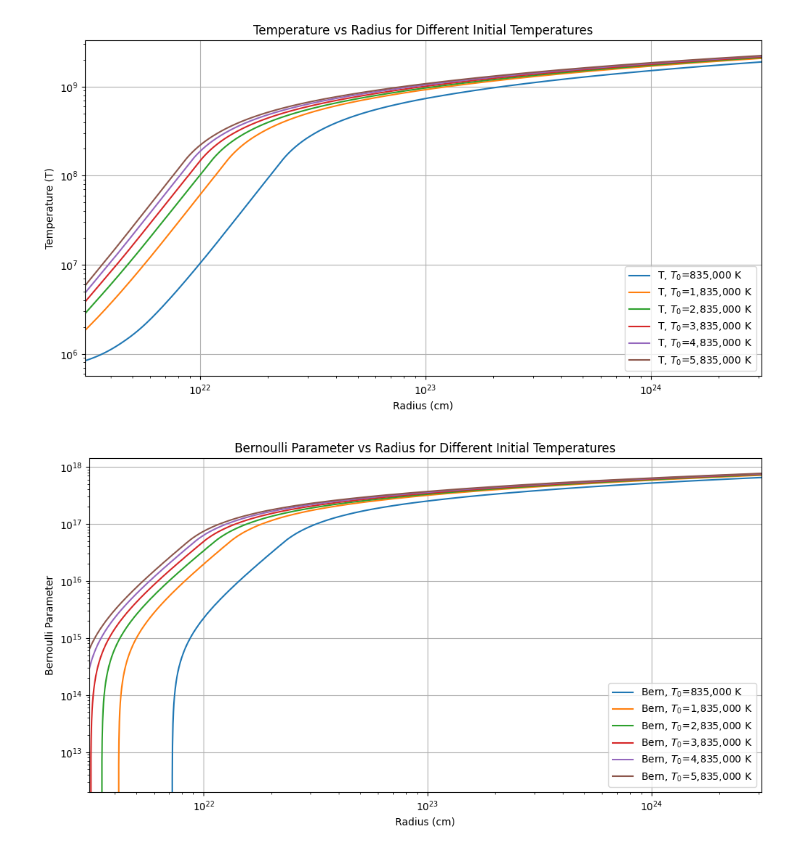
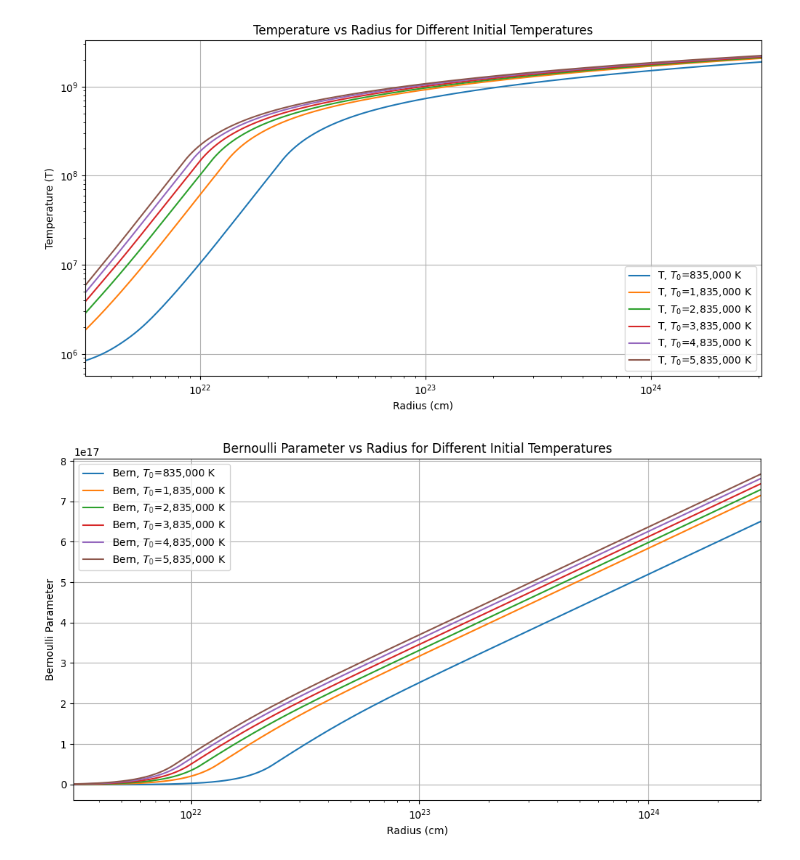
Before and after one commit to Jacob-Evans-007/Summer-2025-Hydrodynamics, a Jupyter notebook: Lab_notebook_1.ipynb, the cells around one changed output. Saved outputs shown, nothing was run; the diff lists cells and outputs as text; code cells hidden in the pictures.

```diff
--- a/Lab_notebook_1.ipynb
+++ b/Lab_notebook_1.ipynb
@@ -76,25 +76,26 @@ print(quadsolver(830000))
 # %% [output]
 (np.float64(830006.6588980436), np.float64(13821925.394483808), 3.085730857e+21, np.float64(1.9095865433244404e-26), np.float64(13795336.122149684), np.float64(1.001927410256531), np.float64(3.1581579 ...
 # %%
-def naughtcalcs(T):
-    V1 = lf.vcgrab(1*ktc,27.1*ktc,210*ktc)
-    dLdT1 = lf.dLdTfunc(T)
-    dVcdr1 = lf.dVcdrfunc(1*ktc,27.1*ktc,210*ktc)
-    INITdlnT = quadsolve(1, ((-5/12) + (1/6)*(dLdT1)), ((1/3)*(dVcdr1) - 0.25))
-    INITdlnv = (-3/2)*(INITdlnT) + 0.5
-    rho1 = (3*(mu**2)*(mp_g**2)*(lf.vcgrab(1*ktc,27.1*ktc,210*ktc)**3))/(2*lf.Lambdacalc(T)*ktc)
+# def naughtcalcs(T):
+#     V1 = lf.vcgrab(1*ktc,27.1*ktc,210*ktc)
+#     dLdT1 = lf.dLdTfunc(T)
+#     dVcdr1 = lf.dVcdrfunc(1*ktc,27.1*ktc,210*ktc)
+#     INITdlnT = quadsolver(T)[0]
+#     print(quadsolver(T)[5])
+#     INITdlnv = (-3/2)*(INITdlnT) + 0.5
+#     rho1 = (3*(mu**2)*(mp_g**2)*(lf.vcgrab(1*ktc,27.1*ktc,210*ktc)**3))/(2*lf.Lambdacalc(T)*ktc)
 
-    epsilon = 1e-5
+#     epsilon = 1e-5
 
-    Tnaught = T*(1 + epsilon*INITdlnT)
-    vnaught = V1*(1 + epsilon*INITdlnv)
-    Rnaught = kpc_to_cm*(1+epsilon)
-    rhonaught = rho1*((1 + epsilon*(-2-INITdlnv)))
+#     Tnaught = T*(1 + epsilon*INITdlnT)
+#     vnaught = V1*(1 + epsilon*INITdlnv)
+#     Rnaught = kpc_to_cm*(1+epsilon)
+#     rhonaught = rho1*((1 + epsilon*(-2-INITdlnv)))
 
-    cs_naught = np.sqrt(gamma * k_Bcgs * Tnaught / (mu * mp_g))
-    machnaught = vnaught / cs_naught
-    Mdot = 4*np.pi*(Rnaught**2)*rhonaught*vnaught
-    return Tnaught, vnaught, Rnaught, rhonaught, cs_naught, machnaught, Mdot
-Tnaught, vnaught, Rnaught, rhonaught, cs_naught, machnaught, Mdot = naughtcalcs(833300)
-print(machnaught)
+#     cs_naught = np.sqrt(gamma * k_Bcgs * Tnaught / (mu * mp_g))
+#     machnaught = vnaught / cs_naught
+#     Mdot = 4*np.pi*(Rnaught**2)*rhonaught*vnaught
+#     return Tnaught, vnaught, Rnaught, rhonaught, cs_naught, machnaught, Mdot
+# Tnaught, vnaught, Rnaught, rhonaught, cs_naught, machnaught, Mdot = naughtcalcs(835000)
+# print(machnaught)
 # %% [output]
@@ -153,7 +155,7 @@ def phi_of_r(r_values, rs, R, n):
     return np.array(phi)
 
 # Example usage:
-r_values = np.linspace(ktc, 2100*ktc, 175)
+r_values = np.linspace(ktc, 2100*ktc, 155)
 phi_values = phi_of_r(r_values, 27.1*ktc, 210*ktc, 2500*ktc)
 # %%
 phi_interp = interpolate.interp1d(r_values, phi_values, kind='cubic', fill_value="extrapolate")
@@ -239,7 +241,7 @@ def TtoSet(T):
     sol = solve_ivp(TheBigOne_with_Mdot, [r_start, r_end], C0, t_eval=r_eval,
                     method='DOP853', atol=1e-5, rtol=1e-5, dense_output=True)
     return sol.t, sol.y[0], sol.y[1]
-sol_t, v_sol, T_sol = TtoSet(835000)
+sol_t, v_sol, T_sol = TtoSet(827000)
 # Plotting the results
 plt.figure(figsize=(10, 6))
 plt.plot(sol_t, v_sol, label='Velocity (v)', color='blue')
@@ -323,32 +325,32 @@ def TtoSet_Bern(T):
     T_arr = sol.y[1]
     Bern_arr = []
     for r, v, T in zip(sol.t, v_arr, T_arr):
         cs2 = (gamma * k_Bcgs * T) / (mu * mp_g)
         Bern = (v**2 / 2) + (cs2 * 3 / 2) + phi(r)
         Bern_arr.append(Bern)
     return sol.t, v_arr, T_arr, np.array(Bern_arr)
 
 # Now use as before:
 T_set = [835000, 1835000, 2835000, 3835000, 4835000, 5835000]
 results = []
 
 for val in T_set:
     r, v_sol, T_sol, Bern_arr = TtoSet_Bern(val)
     results.append({'T_init': val, 'r': r, 'Bern': Bern_arr})
 
 plt.figure(figsize=(12, 6))
 for res in results:
     plt.plot(res['r'], res['Bern'], label=f'Bern, $T_0$={res["T_init"]:,} K')
 
 plt.xlabel('Radius (cm)')
 plt.ylabel('Bernoulli Parameter')
 plt.xscale('log')
-plt.yscale('log')
+#plt.yscale('log')
 plt.title('Bernoulli Parameter vs Radius for Different Initial Temperatures')
 plt.legend()
 plt.grid(True)
 plt.xlim(3.08e21, 3.09e24)
 plt.savefig('bernoulli_comparison.png', transparent=True)
 plt.show()
 # %% [output]
-[figure, old version]
+[figure, new version]
```
Also changed, not shown: parts of 2 cells of this notebook, 7 other files.
